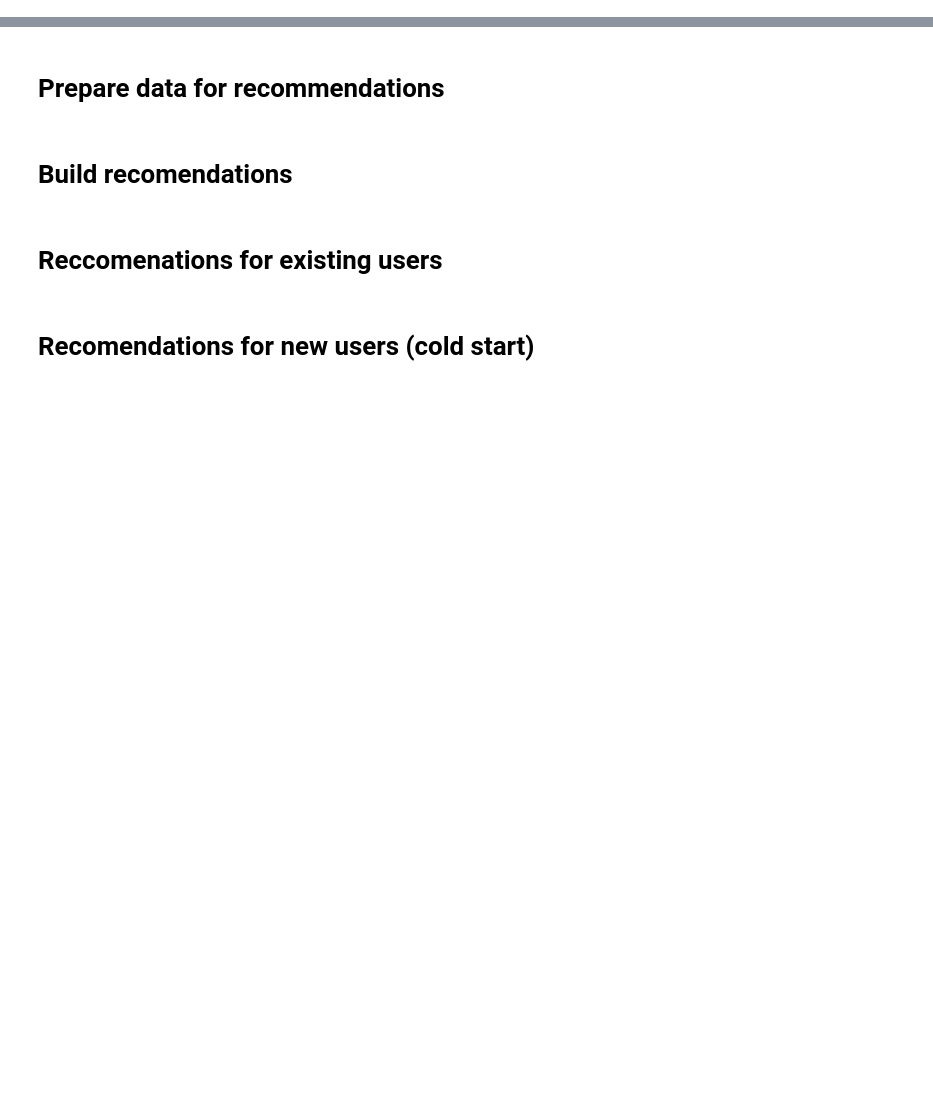
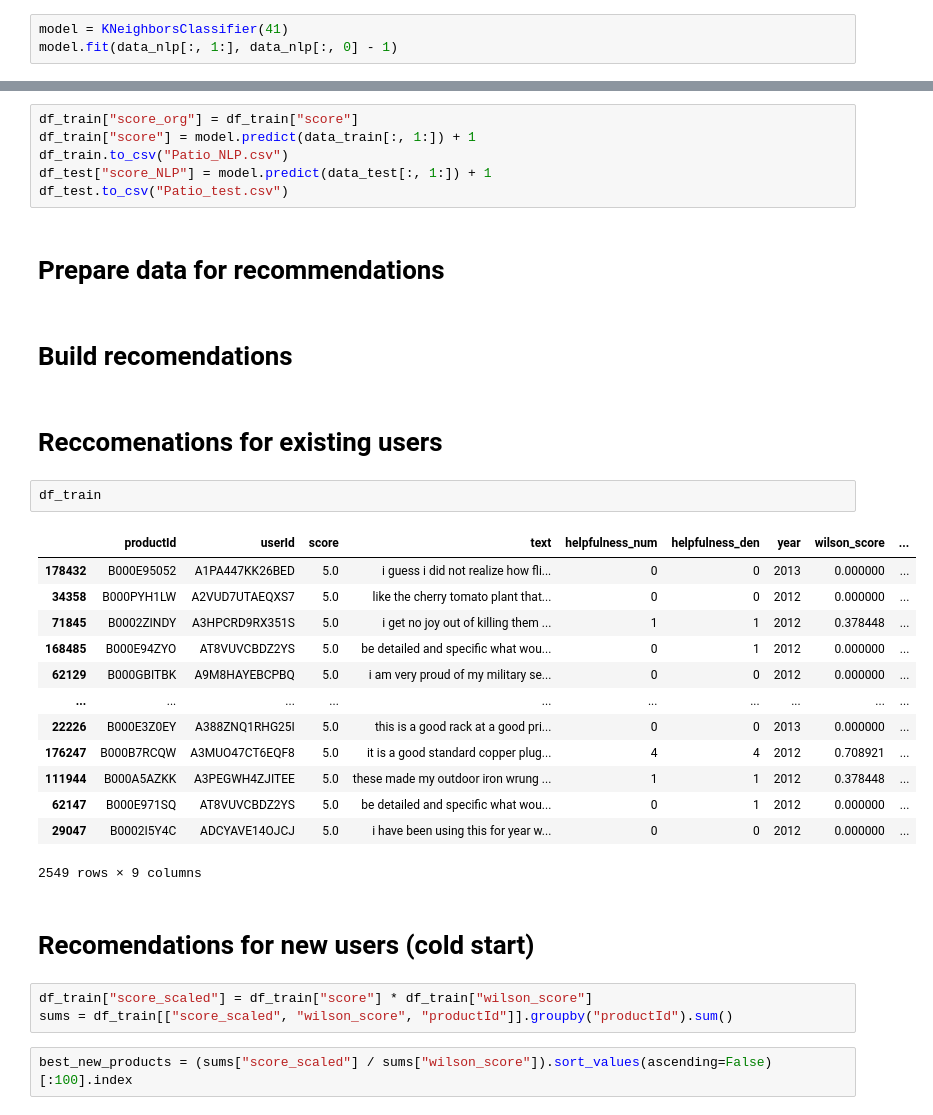
Before and after one commit to kabalce/recommender_NLP, a Jupyter notebook: final_notebook.ipynb, the cells around one changed output, grey strips where cells are left out. Drawn from its saved outputs; the diff is of its cells as text; blank space fills up the shorter version.

```diff
--- a/final_notebook.ipynb
+++ b/final_notebook.ipynb
@@ -480,0 +503,3 @@ np.mean(xgb_model.predict(data_train[:, 1:]) + 1 == data_train[:, 0])
+# %%
+model = KNeighborsClassifier(41)
+model.fit(data_nlp[:, 1:], data_nlp[:, 0] - 1)
@@ -481,8 +508,35 @@ np.mean(xgb_model.predict(data_train[:, 1:]) + 1 == data_train[:, 0])
+# %%
+df_train["score_org"] = df_train["score"]
+df_train["score"] = model.predict(data_train[:, 1:]) + 1
+df_train.to_csv("Patio_NLP.csv")
+df_test["score_NLP"] = model.predict(data_test[:, 1:]) + 1
+df_test.to_csv("Patio_test.csv")
 # %% [markdown]
 # Prepare data for recommendations
 # %% [markdown]
 # Build recomendations
 # %% [markdown]
 # Reccomenations for existing users
+# %%
+df_train
+# %% [output]
+|  | productId | userId | score | text | helpfulness_num | helpfulness_den | year | wilson_score | ... |
+| 178432 | B000E95052 | A1PA447KK26BED | 5.0 | i guess i did not realize how fli... | 0 | 0 | 2013 | 0.000000 | ... |
+| 34358 | B000PYH1LW | A2VUD7UTAEQXS7 | 5.0 | like the cherry tomato plant that... | 0 | 0 | 2012 | 0.000000 | ... |
+| 71845 | B0002ZINDY | A3HPCRD9RX351S | 5.0 | i get no joy out of killing them ... | 1 | 1 | 2012 | 0.378448 | ... |
+| 168485 | B000E94ZYO | AT8VUVCBDZ2YS | 5.0 | be detailed and specific what wou... | 0 | 1 | 2012 | 0.000000 | ... |
+| 62129 | B000GBITBK | A9M8HAYEBCPBQ | 5.0 | i am very proud of my military se... | 0 | 0 | 2012 | 0.000000 | ... |
+| ... | ... | ... | ... | ... | ... | ... | ... | ... | ... |
+| 22226 | B000E3Z0EY | A388ZNQ1RHG25I | 5.0 | this is a good rack at a good pri... | 0 | 0 | 2013 | 0.000000 | ... |
+| 176247 | B000B7RCQW | A3MUO47CT6EQF8 | 5.0 | it is a good standard copper plug... | 4 | 4 | 2012 | 0.708921 | ... |
+| 111944 | B000A5AZKK | A3PEGWH4ZJITEE | 5.0 | these made my outdoor iron wrung ... | 1 | 1 | 2012 | 0.378448 | ... |
+| 62147 | B000E971SQ | AT8VUVCBDZ2YS | 5.0 | be detailed and specific what wou... | 0 | 1 | 2012 | 0.000000 | ... |
+| 29047 | B0002I5Y4C | ADCYAVE14OJCJ | 5.0 | i have been using this for year w... | 0 | 0 | 2012 | 0.000000 | ... |
+2549 rows × 9 columns
 # %% [markdown]
 # Recomendations for new users (cold start)
+# %%
+df_train["score_scaled"] = df_train["score"] * df_train["wilson_score"]
+sums = df_train[["score_scaled", "wilson_score", "productId"]].groupby("productId").sum()
+# %%
+best_new_products = (sums["score_scaled"] / sums["wilson_score"]).sort_values(ascending=False)[:100].index
```
Also changed, not shown: parts of 44 cells of this notebook.
